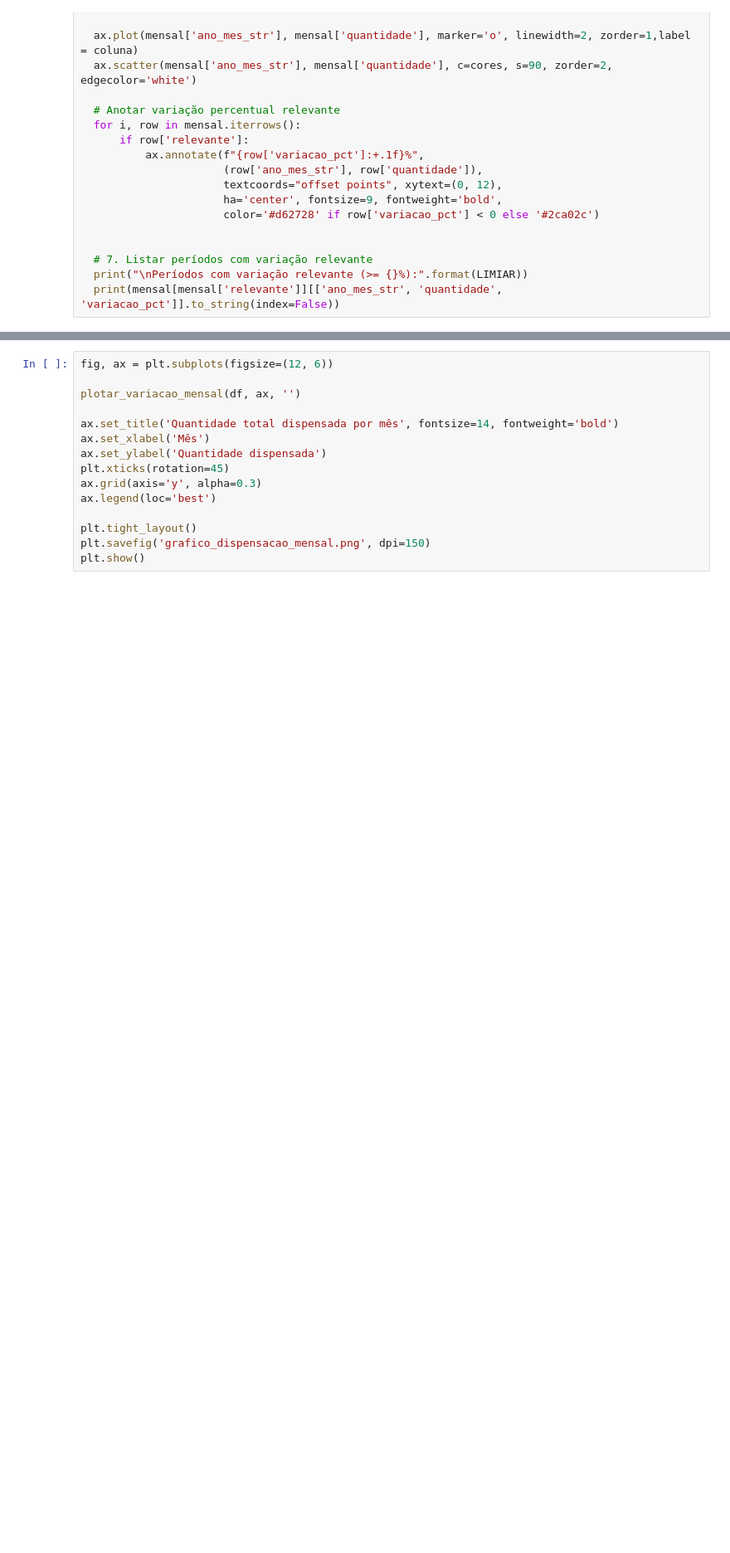
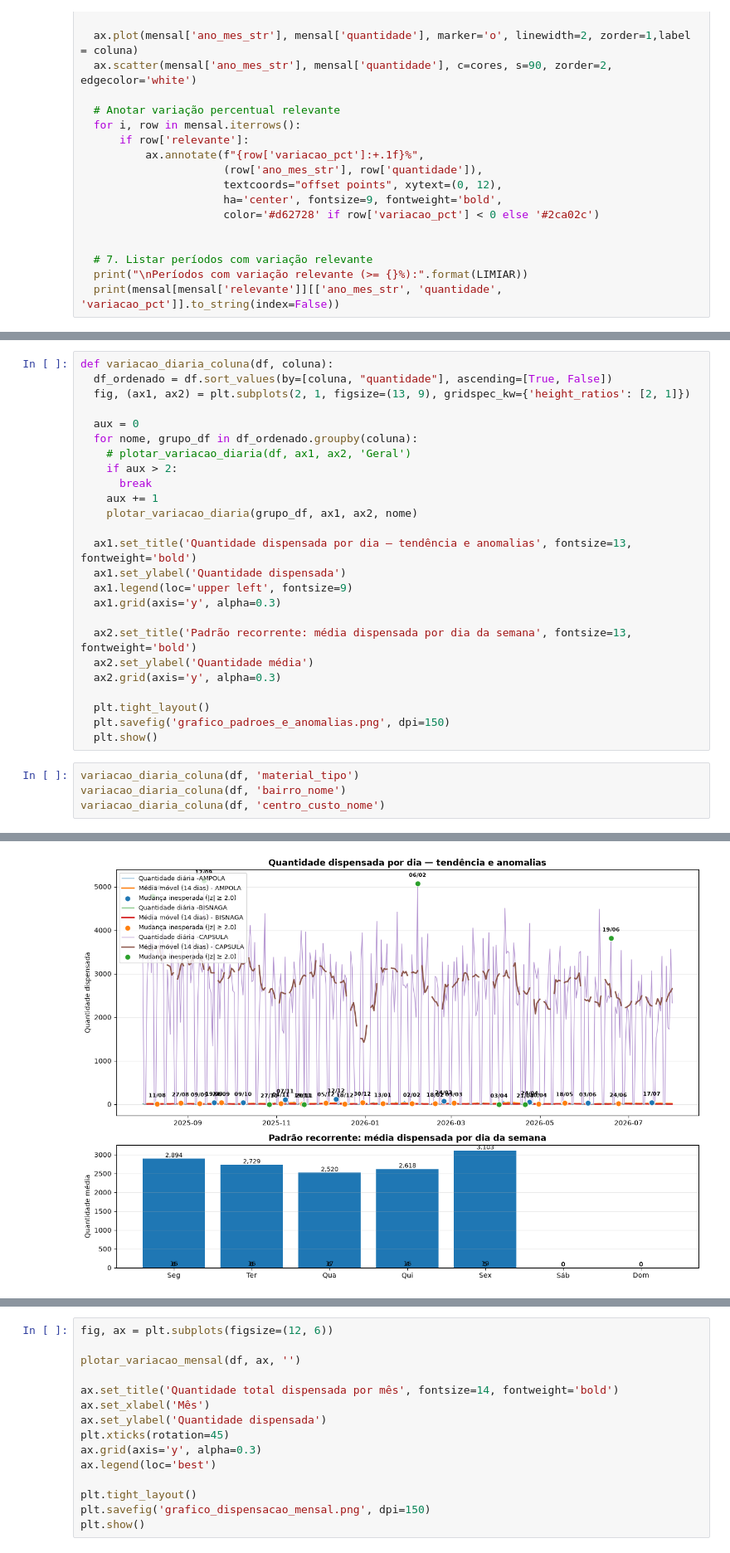
Before and after one commit to ManuelEtiene/PyAnalytics_revision, a Jupyter notebook: notebooks/Sprint_2_dispensacao_ao_longo_do_tempo/main.ipynb, the cells around one changed output, grey strips where cells are left out. Shown at 83% size. Drawn from its saved outputs; the diff is of its cells as text; blank space fills up the shorter version.

```diff
--- a/notebooks/Sprint_2_dispensacao_ao_longo_do_tempo/main.ipynb
+++ b/notebooks/Sprint_2_dispensacao_ao_longo_do_tempo/main.ipynb
@@ -95,0 +296,30 @@ def variacao_mensal_coluna(df, coluna):
+# %%
+def variacao_diaria_coluna(df, coluna):
+  df_ordenado = df.sort_values(by=[coluna, "quantidade"], ascending=[True, False])
+  fig, (ax1, ax2) = plt.subplots(2, 1, figsize=(13, 9), gridspec_kw={'height_ratios': [2, 1]})
+
+  aux = 0
+  for nome, grupo_df in df_ordenado.groupby(coluna):
+    # plotar_variacao_diaria(df, ax1, ax2, 'Geral')
+    if aux > 2:
+      break
+    aux += 1
+    plotar_variacao_diaria(grupo_df, ax1, ax2, nome)
+
+  ax1.set_title('Quantidade dispensada por dia — tendência e anomalias', fontsize=13, fontweight='bold')
+  ax1.set_ylabel('Quantidade dispensada')
+  ax1.legend(loc='upper left', fontsize=9)
+  ax1.grid(axis='y', alpha=0.3)
+
+  ax2.set_title('Padrão recorrente: média dispensada por dia da semana', fontsize=13, fontweight='bold')
+  ax2.set_ylabel('Quantidade média')
+  ax2.grid(axis='y', alpha=0.3)
+
+  plt.tight_layout()
+  plt.savefig('grafico_padroes_e_anomalias.png', dpi=150)
+  plt.show()
+# %%
+variacao_diaria_coluna(df, 'material_tipo')
+variacao_diaria_coluna(df, 'bairro_nome')
+variacao_diaria_coluna(df, 'centro_custo_nome')
+# %% [output]
@@ -95,0 +343 @@ def variacao_mensal_coluna(df, coluna):
+[figure, added]
```
Also changed, not shown: parts of 12 cells of this notebook, 2 other files.
